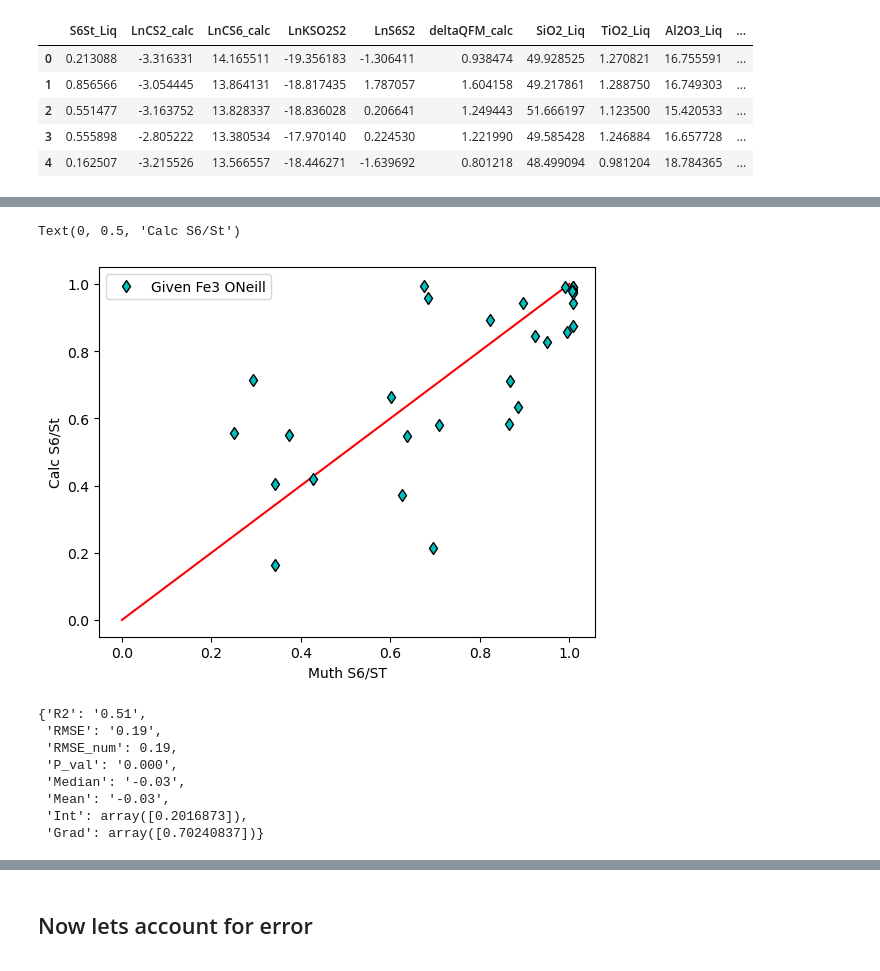
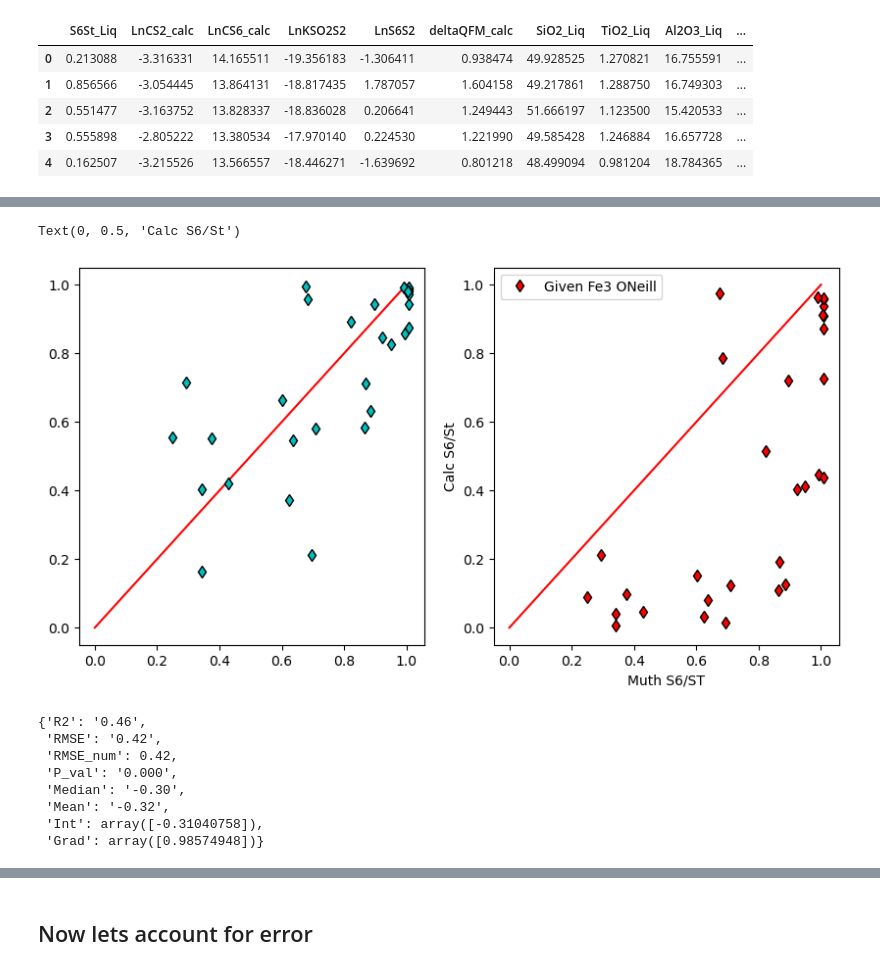
Before and after one commit to PennyWieser/PySulfSat, a Jupyter notebook: docs/Examples/S6St_Testing/CalcS6ST_Muth.ipynb, the cells around one changed output, grey strips where cells are left out. Drawn from its saved outputs; the diff is of its cells as text; code cells hidden in the pictures.

```diff
--- a/docs/Examples/S6St_Testing/CalcS6ST_Muth.ipynb
+++ b/docs/Examples/S6St_Testing/CalcS6ST_Muth.ipynb
@@ -16,10 +16,8 @@ ss.__version__
 # %%
 df_out=ss.import_data('Muth_data_Merged.xlsx', sheet_name='Sheet1')
 
-df_out['Fe3Fet_Liq']=df_out['Fe3+/∑ Fe']
-
 df_out_trim=df_out.iloc[:, 0:12]
-df_out_trim['Sample_ID']=df_out['MI_Name']
+df_out_trim['Sample_ID_Liq']=df_out['MI_Name']
 df_out_trim.head()
 # %% [output]
 We have replaced all missing liquid oxides and strings with zeros.
@@ -44,0 +46,4 @@ We have replaced all missing liquid oxides and strings with zeros.
+# %%
+df_out_trim['Fe3Fet_Berry']=(df_out_trim['Fe3Fet_Liq']-0.048)/(1-0.048)
+df_err_trim['Fe3Fet_Berry_Err']=df_err_trim['Fe3Fet_Liq_Err']
+df_out_trim['Fe3Fet_Berry'].head()
@@ -59,10 +80,10 @@ dtype: float64
 # %% [markdown]
 ## Lets perform calcs straight up first
 # %%
-calc_GivenFe3=ss.calculate_OM2022_S6St(df=df_out_trim, T_K=Temp_3,
-                    Fe3Fet_Liq=df_out['Fe3Fet_Liq'])
+calc_GivenFe3_Rep=ss.calculate_OM2022_S6St(df=df_out_trim, T_K=Temp_3,
+                    Fe3Fet_Liq=df_out_trim['Fe3Fet_Liq'])
 
-calc_GivenFe3.head()
+calc_GivenFe3_Rep.head()
 # %% [output]
 |  | S6St_Liq | LnCS2_calc | LnCS6_calc | LnKSO2S2 | LnS6S2 | deltaQFM_calc | SiO2_Liq | TiO2_Liq | Al2O3_Liq | ... |
 | 0 | 0.213088 | -3.316331 | 14.165511 | -19.356183 | -1.306411 | 0.938474 | 49.928525 | 1.270821 | 16.755591 | ... |
@@ -70,3 +91,8 @@ calc_GivenFe3.head()
 | 2 | 0.551477 | -3.163752 | 13.828337 | -18.836028 | 0.206641 | 1.249443 | 51.666197 | 1.123500 | 15.420533 | ... |
 | 3 | 0.555898 | -2.805222 | 13.380534 | -17.970140 | 0.224530 | 1.221990 | 49.585428 | 1.246884 | 16.657728 | ... |
 | 4 | 0.162507 | -3.215526 | 13.566557 | -18.446271 | -1.639692 | 0.801218 | 48.499094 | 0.981204 | 18.784365 | ... |
+# %%
+calc_GivenFe3_Berry=ss.calculate_OM2022_S6St(df=df_out_trim, T_K=Temp_3,
+                    Fe3Fet_Liq=df_out_trim['Fe3Fet_Berry'])
+
+calc_GivenFe3_Berry.head()
@@ -73,25 +106,32 @@ calc_GivenFe3.head()
 # %%
-plt.plot([0, 1], [0, 1], '-r')
+fig, (ax1, ax2) = plt.subplots(1, 2, figsize=(10,5))
+ax1.plot([0, 1], [0, 1], '-r')
+ax2.plot([0, 1], [0, 1], '-r')
 
-plt.plot(df_out['S6+/∑S'],
-         calc_GivenFe3['S6St_Liq'],
+ax1.plot(df_out['S6+/∑S'],
+         calc_GivenFe3_Rep['S6St_Liq'],
          'dk', mfc='c', label='Given Fe3 ONeill')
+
+ax2.plot(df_out['S6+/∑S'],
+         calc_GivenFe3_Berry['S6St_Liq'],
+         'dk', mfc='r', label='Given Fe3 ONeill')
+
 
 plt.legend()
 plt.xlabel('Muth S6/ST')
 plt.ylabel('Calc S6/St')
 # %% [output]
 Text(0, 0.5, 'Calc S6/St')
-[figure, old version]
+[figure, new version]
 # %%
 pt.calculate_R2(df_out['S6+/∑S'],
-         calc_GivenFe3['S6St_Liq'], xy=False)
+         calc_GivenFe3_Berry['S6St_Liq'], xy=False)
 # %% [output]
-{'R2': '0.51',
- 'RMSE': '0.19',
- 'RMSE_num': 0.19,
+{'R2': '0.46',
+ 'RMSE': '0.42',
+ 'RMSE_num': 0.42,
  'P_val': '0.000',
- 'Median': '-0.03',
- 'Mean': '-0.03',
- 'Int': array([0.2016873]),
- 'Grad': array([0.70240837])}
+ 'Median': '-0.30',
+ 'Mean': '-0.32',
+ 'Int': array([-0.31040758]),
+ 'Grad': array([0.98574948])}
```
Also changed, not shown: parts of 28 cells of this notebook, 16 other files.
